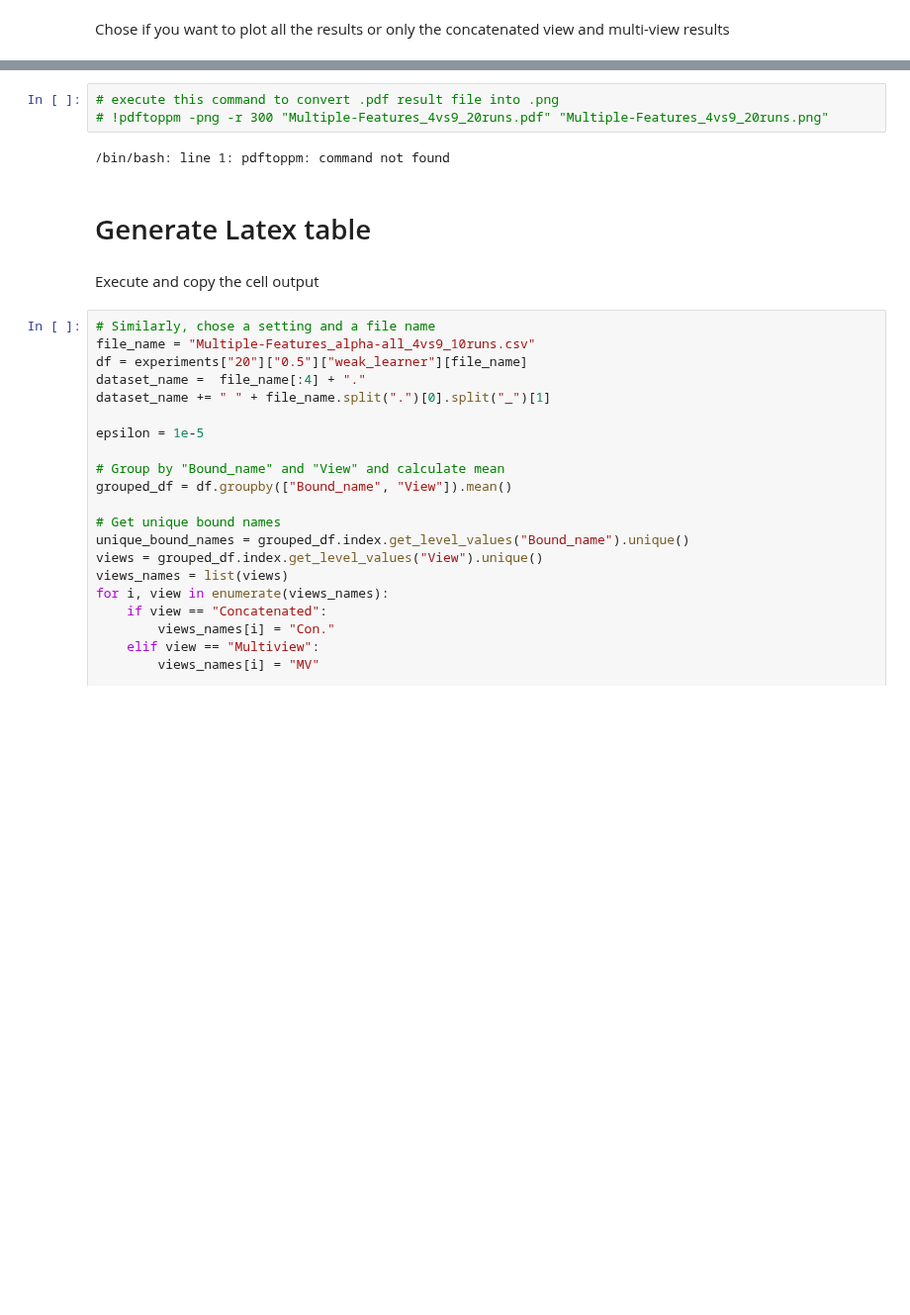
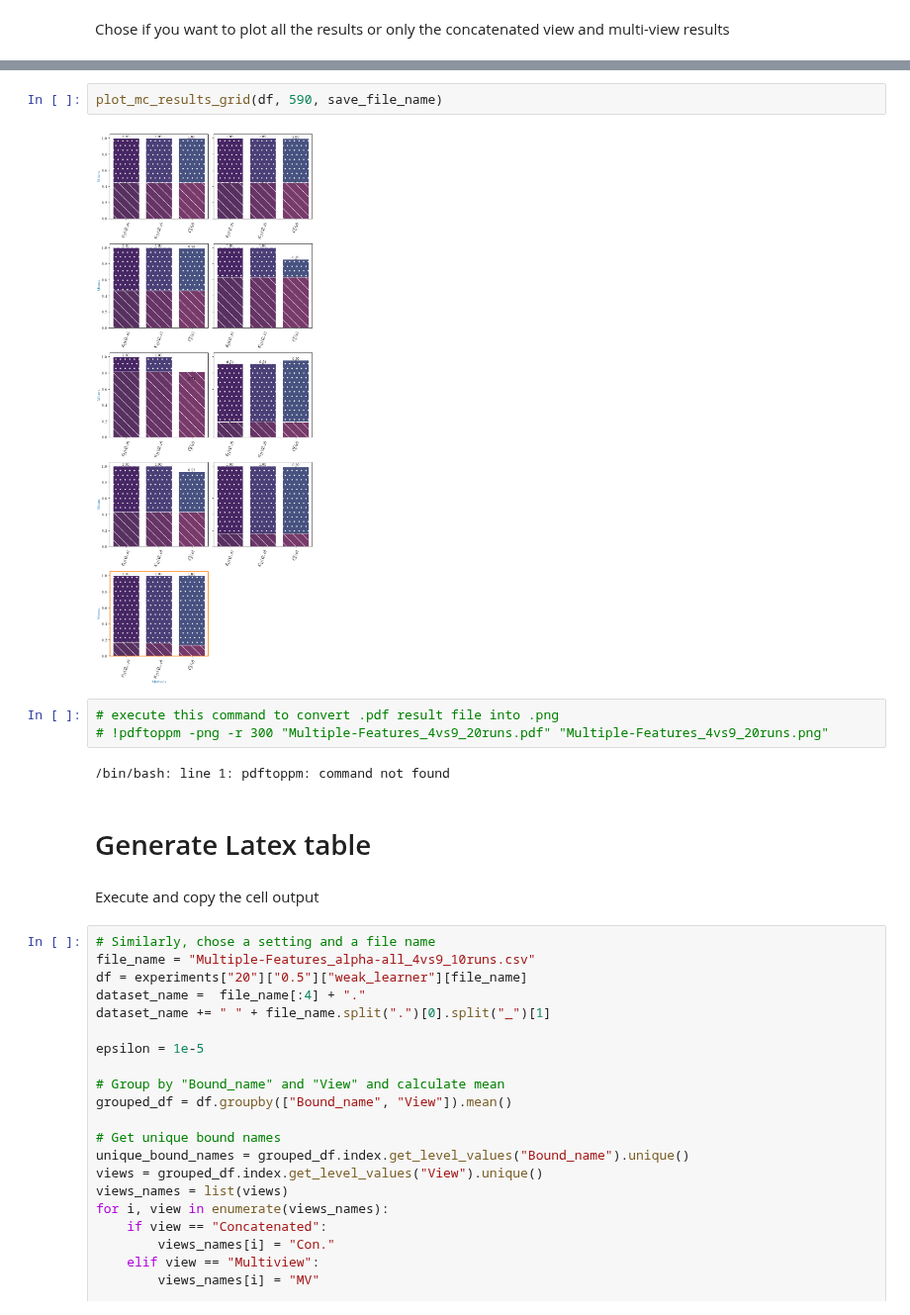
Before and after one commit to adidi24/Multi-View-Majority-Vote-Learning-Algorithms-Direct-Minimization-of-PAC-Bayesian-Bounds, a Jupyter notebook: plot.ipynb, the cells around one changed output, grey strips where cells are left out. Shown at 99% size. Cells and saved outputs as stored; diff of their text form; blank space fills up the shorter version.

```diff
--- a/plot.ipynb
+++ b/plot.ipynb
@@ -301,3 +329,7 @@ plot_results_grid(df, 590, save_file_name)
+# %%
+plot_mc_results_grid(df, 590, save_file_name)
+# %% [output]
+[figure, added]
 # %%
 # execute this command to convert .pdf result file into .png
 # !pdftoppm -png -r 300 "Multiple-Features_4vs9_20runs.pdf" "Multiple-Features_4vs9_20runs.png"
```
Also changed, not shown: parts of 9 cells of this notebook, 28 other files.
